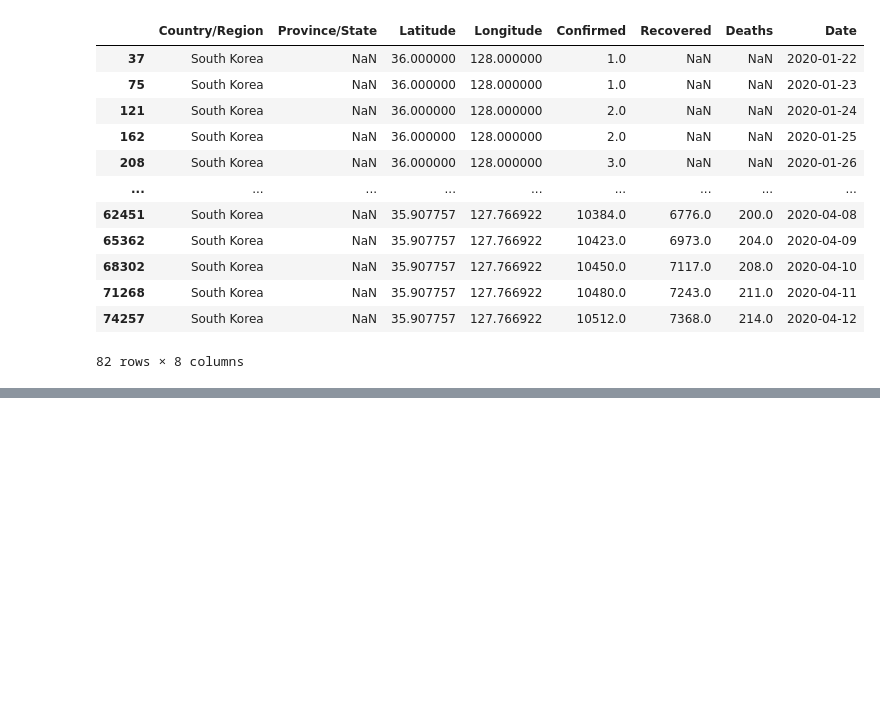
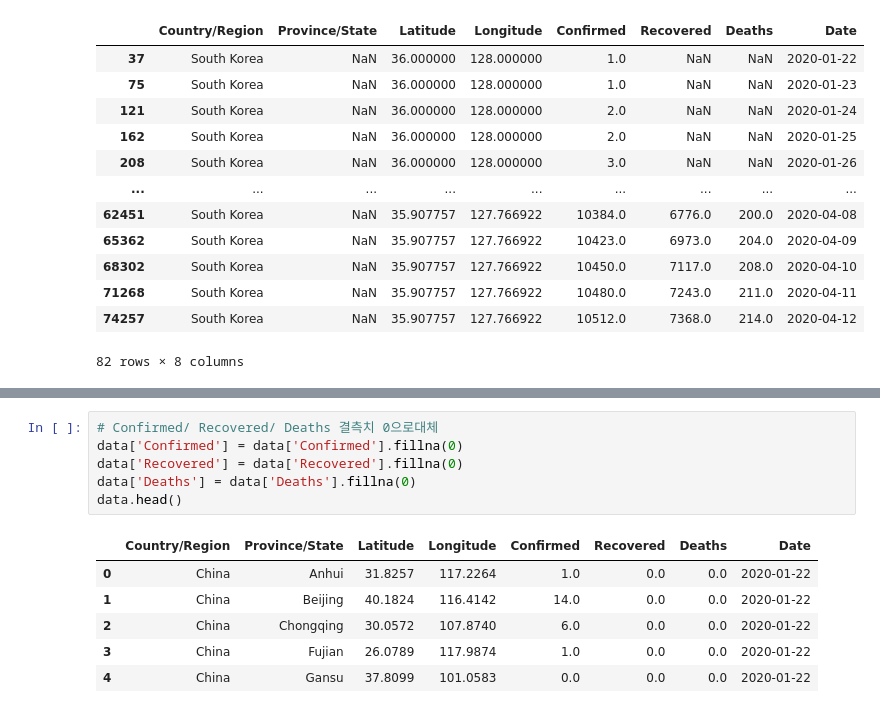
Before and after one commit to young-hun-jo/KaggleStruggle, a Jupyter notebook: covid_19/Dacon_covid19_3week.ipynb, the cells around one changed output, grey strips where cells are left out. Cells and saved outputs as stored; diff of their text form; blank space fills up the shorter version.

```diff
--- a/covid_19/Dacon_covid19_3week.ipynb
+++ b/covid_19/Dacon_covid19_3week.ipynb
@@ -134,0 +134,13 @@ data[data['Country/Region'] == 'South Korea']
+# %%
+# Confirmed/ Recovered/ Deaths 결측치 0으로대체
+data['Confirmed'] = data['Confirmed'].fillna(0)
+data['Recovered'] = data['Recovered'].fillna(0)
+data['Deaths'] = data['Deaths'].fillna(0)
+data.head()
+# %% [output]
+|  | Country/Region | Province/State | Latitude | Longitude | Confirmed | Recovered | Deaths | Date |
+| 0 | China | Anhui | 31.8257 | 117.2264 | 1.0 | 0.0 | 0.0 | 2020-01-22 |
+| 1 | China | Beijing | 40.1824 | 116.4142 | 14.0 | 0.0 | 0.0 | 2020-01-22 |
+| 2 | China | Chongqing | 30.0572 | 107.8740 | 6.0 | 0.0 | 0.0 | 2020-01-22 |
+| 3 | China | Fujian | 26.0789 | 117.9874 | 1.0 | 0.0 | 0.0 | 2020-01-22 |
+| 4 | China | Gansu | 37.8099 | 101.0583 | 0.0 | 0.0 | 0.0 | 2020-01-22 |
```
Also changed, not shown: parts of 11 cells of this notebook.
